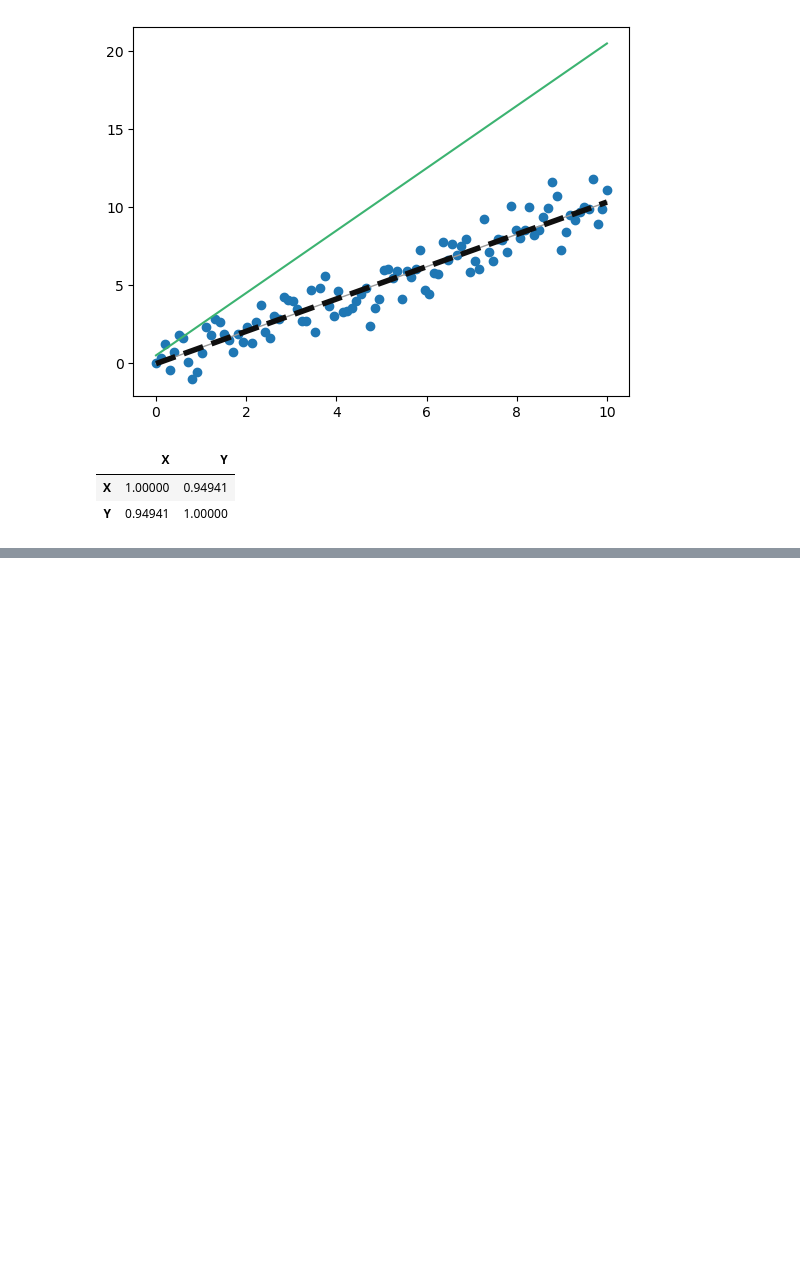
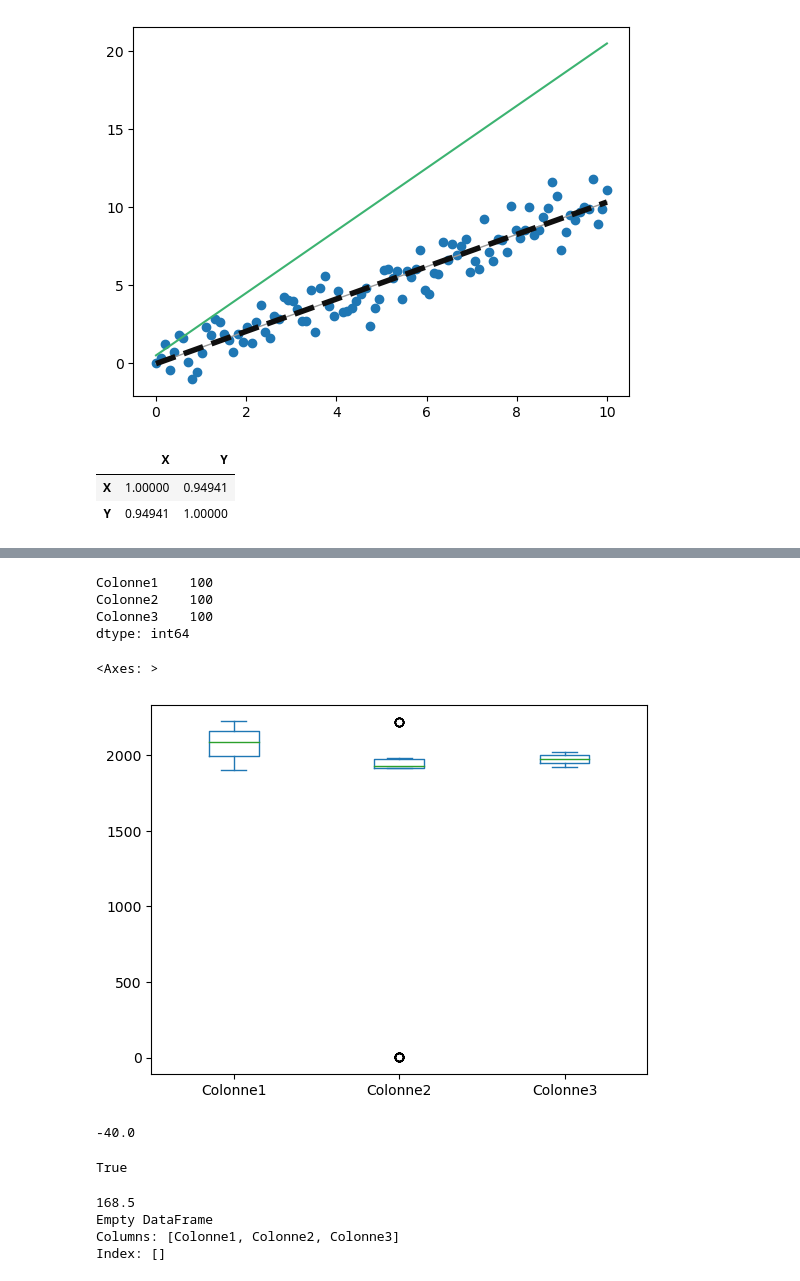
Before and after one commit to bigmoletos/WildCodeSchool_formation_IA_nov2023, a Jupyter notebook: live_coding/notebook_equation_stat.ipynb, the cells around one changed output, grey strips where cells are left out. Saved outputs shown, nothing was run; the diff lists cells and outputs as text; code cells hidden in the pictures; blank space fills up the shorter version.

Commit message:
live coding panda

```diff
--- a/live_coding/notebook_equation_stat.ipynb
+++ b/live_coding/notebook_equation_stat.ipynb
@@ -230,0 +631,20 @@ df.corr()
+# %%
+import pandas as pd
+import numpy as np
+import random
+
+# Créer un tableau de 10 par 6
+df = pd.DataFrame()
+size_data = 100
+# Première colonne : variables aléatoires de -100 à +100
+df['Colonne1'] = np.random.randint(1900, 2230, size=size_data)
+
+# Deuxième colonne : de janvier à décembre
+# mois = ['Janvier', 'Février', 'Mars', 'Avril', 'Mai', 'Juin',
+# 'Juillet', 'Août', 'Septembre', 'Octobre', 'Novembre', 'Décembre']
+# mois = [0,1, 2, 3, 4, 5, 6, 7, 8, 9, 10,2222, 1500]
+mois = [1945, 1, 2, 1914, 1939, 1975, 1952, 1918, 2222, 1980]
+df['Colonne2'] = np.random.choice(mois, size=size_data)
+
+# Troisième colonne : de 0 à 2023
+df['Colonne3'] = np.random.randint(1923, 2024, size=size_data)
@@ -230,0 +664,7 @@ df.corr()
+# %%
+df.count()
+# %% [output]
+Colonne1    100
+Colonne2    100
+Colonne3    100
+dtype: int64
@@ -230,0 +673,28 @@ df.corr()
+# %%
+df.plot(kind="box")
+# %% [output]
+<Axes: >
+[figure, added]
+# %%
+df["Colonne1"].describe()["25%"]
+# %% [output]
+-40.0
+# %%
+df["Colonne1"].describe()["25%"] > -44.5
+# %% [output]
+True
+# %%
+Q1 = df['Colonne1'].quantile(0.25)
+Q3 = df['Colonne1'].quantile(0.75)
+IQR = Q3 - Q1
+lower_bound = Q1 - 1.5 * IQR
+upper_bound = Q3 + 1.5 * IQR
+
+outliers = df[(df['Colonne1'] < lower_bound) | (df['Colonne1'] > upper_bound)]
+print(IQR)
+print(outliers)
+# %% [output]
+168.5
+Empty DataFrame
+Columns: [Colonne1, Colonne2, Colonne3]
+Index: []
```
Also changed, not shown: parts of 48 cells of this notebook, 17 other files.
